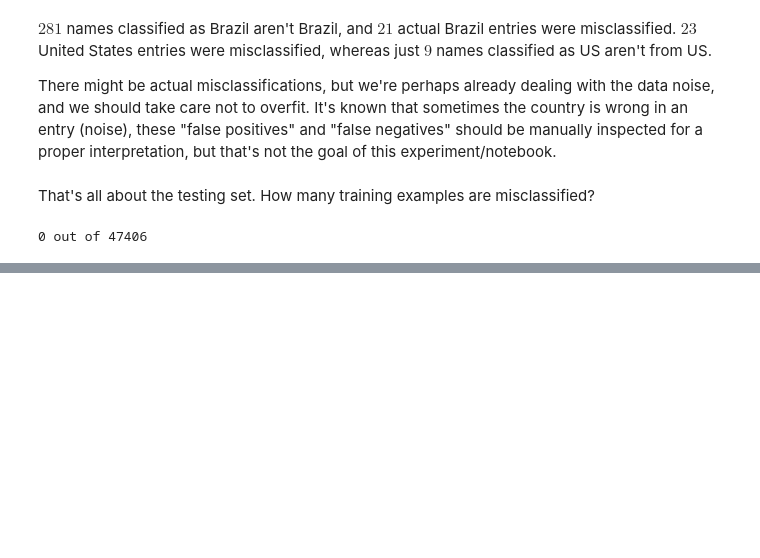
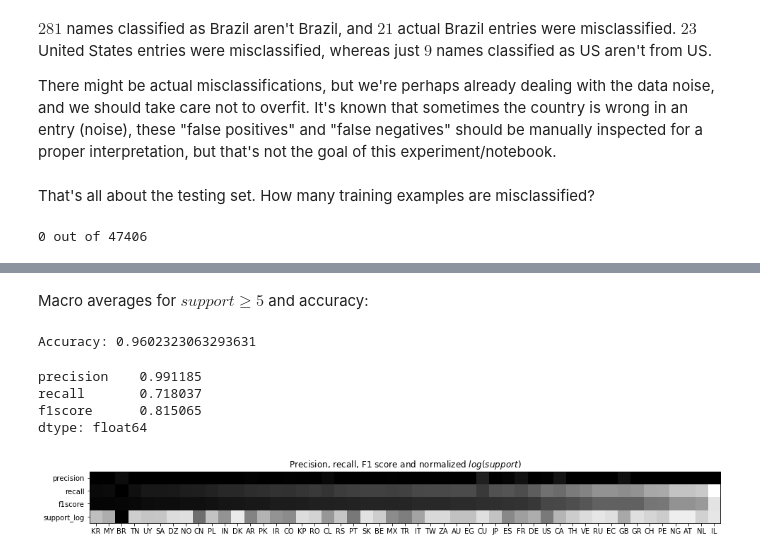
Before and after one commit to scieloorg/normalizations-experiments, a Jupyter notebook: experiments_2018-11_word2vec.ipynb, the cells around one changed output, grey strips where cells are left out. Cells and saved outputs as stored; diff of their text form; code cells hidden in the pictures; blank space fills up the shorter version.

```diff
--- a/experiments_2018-11_word2vec.ipynb
+++ b/experiments_2018-11_word2vec.ipynb
@@ -1640,0 +1763,6 @@ print(f"{sum(rf_model.predict(X_train) != y_train)} out of {len(y_train)}")
+# %%
+%%time
+tfidf_corpus = TfidfModel(bow_corpus)[bow_corpus]
+lsi = LsiModel(tfidf_corpus, id2word=dictionary, num_topics=1000)
+lsi_corpus = lsi[tfidf_corpus]
+lsi_dense = corpus2dense(lsi_corpus, num_terms=lsi.num_topics)
@@ -1640,0 +1772,13 @@ print(f"{sum(rf_model.predict(X_train) != y_train)} out of {len(y_train)}")
+# %%
+df_lsi = pd.DataFrame(lsi_dense.T / lsi.projection.s[None, :],
+                      index=dataset.index)
+X_lsi = df_lsi[is_filled]
+X_lsi_train = X_lsi.loc[y_train.index]
+X_lsi_test = X_lsi.loc[y_test.index]
+# %%
+%%time
+rf_lsi_model = ensemble.RandomForestClassifier(
+    random_state=101,
+    n_estimators=90,
+    criterion="gini"
+).fit(X_lsi_train, y_train, sample_weight=y_weights)
@@ -1640,0 +1788,11 @@ print(f"{sum(rf_model.predict(X_train) != y_train)} out of {len(y_train)}")
+# %% [markdown]
+Macro averages for $support \ge 5$ and accuracy:
+# %%
+show_stats(rf_lsi_model, X_lsi_test, y_test)
+# %% [output]
+Accuracy: 0.9602323063293631
+precision    0.991185
+recall       0.718037
+f1score      0.815065
+dtype: float64
+[figure, added]
```
Also changed, not shown: parts of 42 cells of this notebook.
